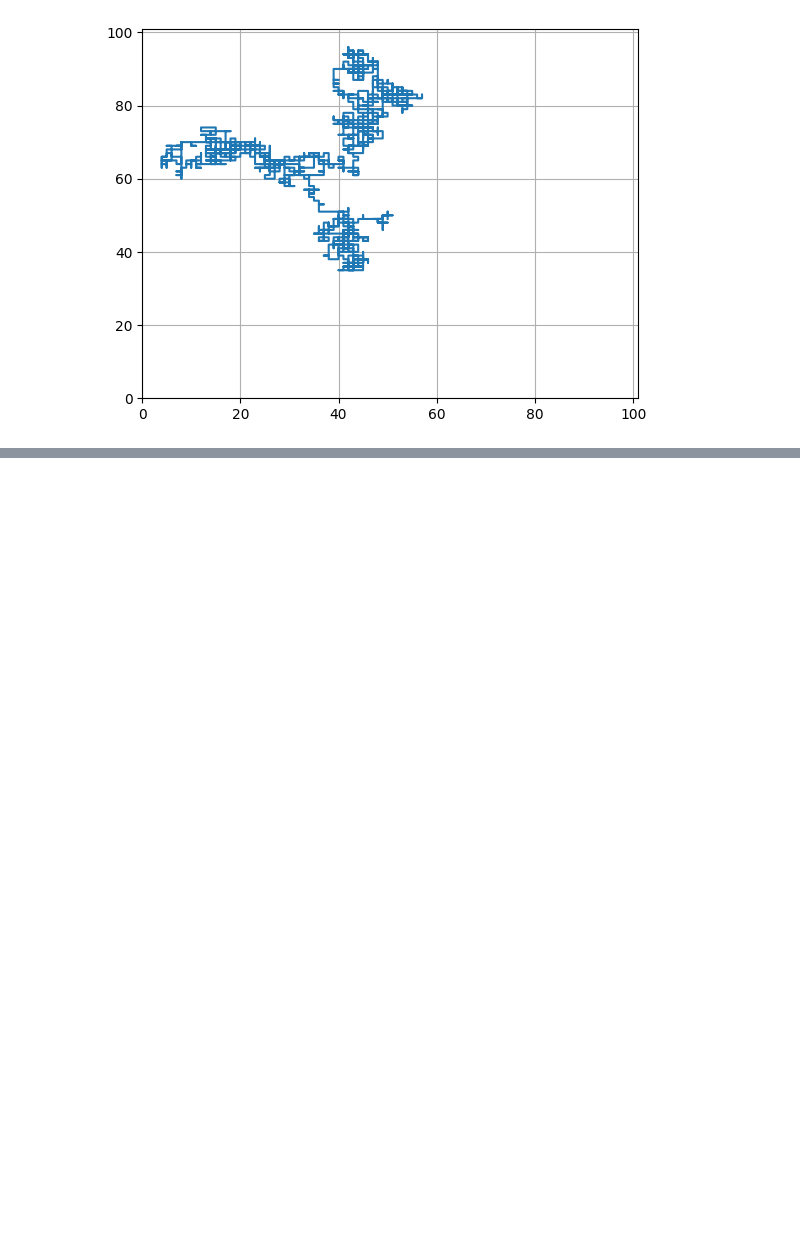
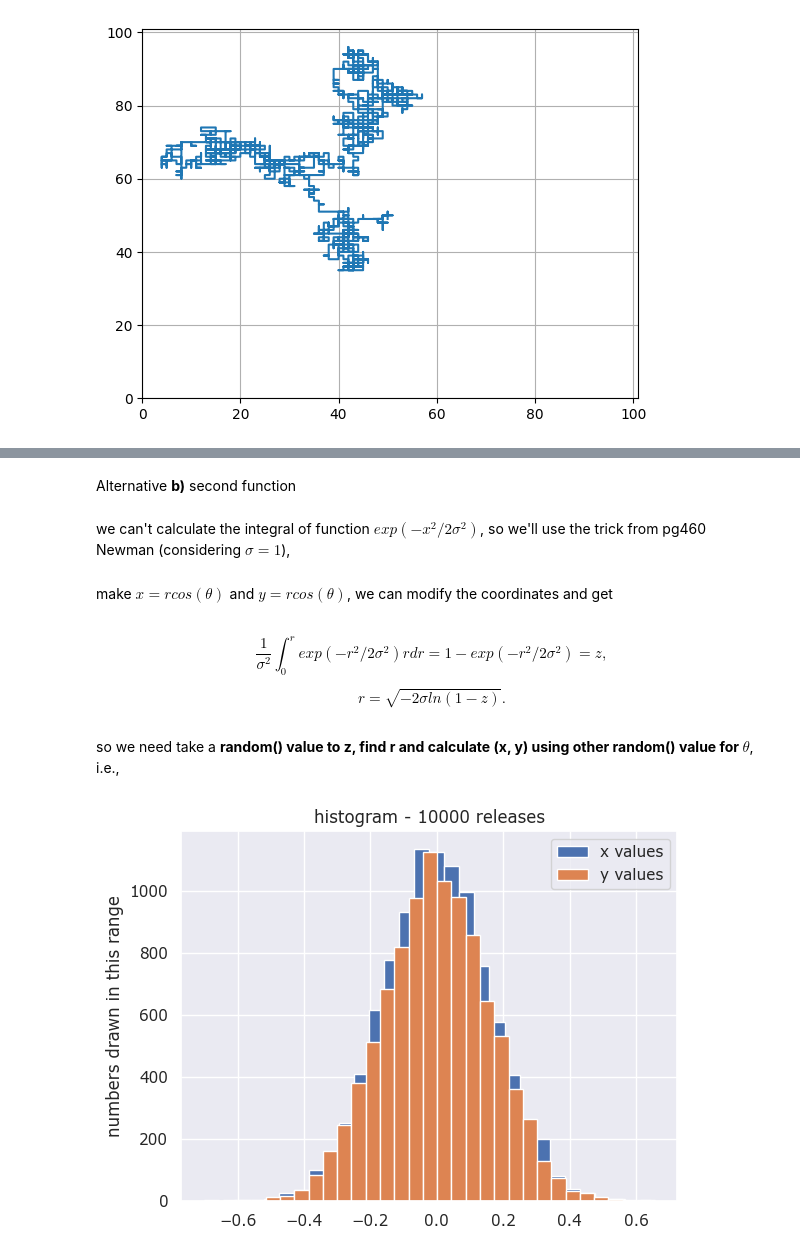
Before and after one commit to physerikc/computational-physics-II, a Jupyter notebook: list4 - monte carlo methods.ipynb, the cells around one changed output, grey strips where cells are left out. Cells and saved outputs as stored; diff of their text form; code cells hidden in the pictures; blank space fills up the shorter version.

```diff
--- a/list4 - monte carlo methods.ipynb
+++ b/list4 - monte carlo methods.ipynb
@@ -227,0 +287,35 @@ celluloid(xall_pos, yall_pos, half_xlim, half_ylim, title='Brownian motion', xla
+# %% [markdown]
+Alternative **b)** second function
+# %% [markdown]
+we can't calculate the integral of function $exp(-x^{2}/2\sigma^{2})$, so we'll use the trick from pg460 Newman (considering $\sigma=1$),
+# %% [markdown]
+make $x=rcos(\theta)$ and $y=rcos(\theta)$, we can modify the coordinates and get
+# %% [markdown]
+$$ \frac{1}{\sigma^{2}} \int_{0}^{r} exp(-r^{2}/2\sigma^{2}) r dr = 1-exp(-r^{2}/2\sigma^{2}) = z, $$
+
+$$ r = \sqrt{-2\sigma ln(1-z)}. $$
+# %% [markdown]
+so we need take a **random() value to z, find r and calculate (x, y) using other random() value for $\theta$**, i.e.,
+# %%
+N = 10000
+xs2, ys2 = [], []
+
+for i in range(N):
+
+    z = random()
+    r = (1/(2*np.pi))*np.sqrt(-2*np.log(1-z))
+    theta = 2*pi*random()
+
+    x, y = r*np.cos(theta), r*np.sin(theta)
+
+    xs2.append(x)
+    ys2.append(y)
+# %%
+hist(xs2, bins=30, label='x values')
+hist(ys2, bins=30, label='y values')
+title('histogram - 10000 releases')
+ylabel('numbers drawn in this range')
+legend()
+show()
+# %% [output]
+[figure, added]
```
Also changed, not shown: parts of 12 cells of this notebook.
